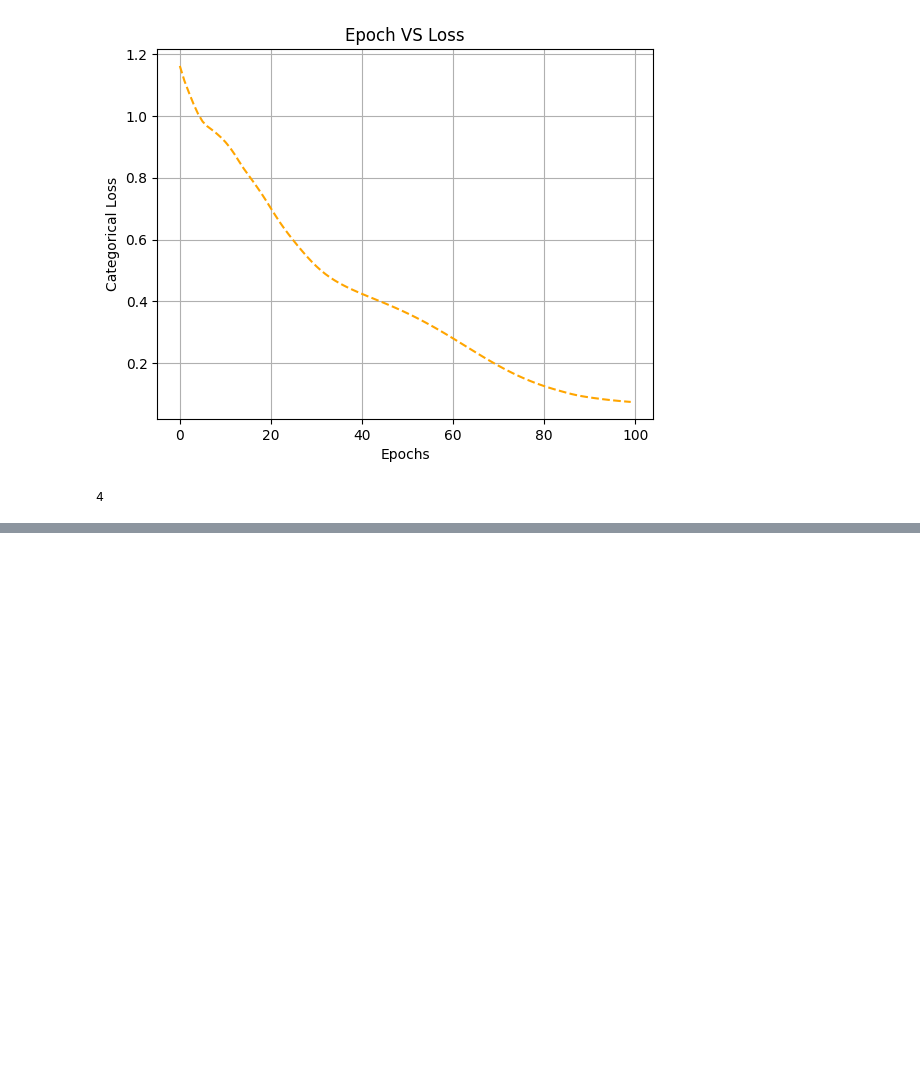
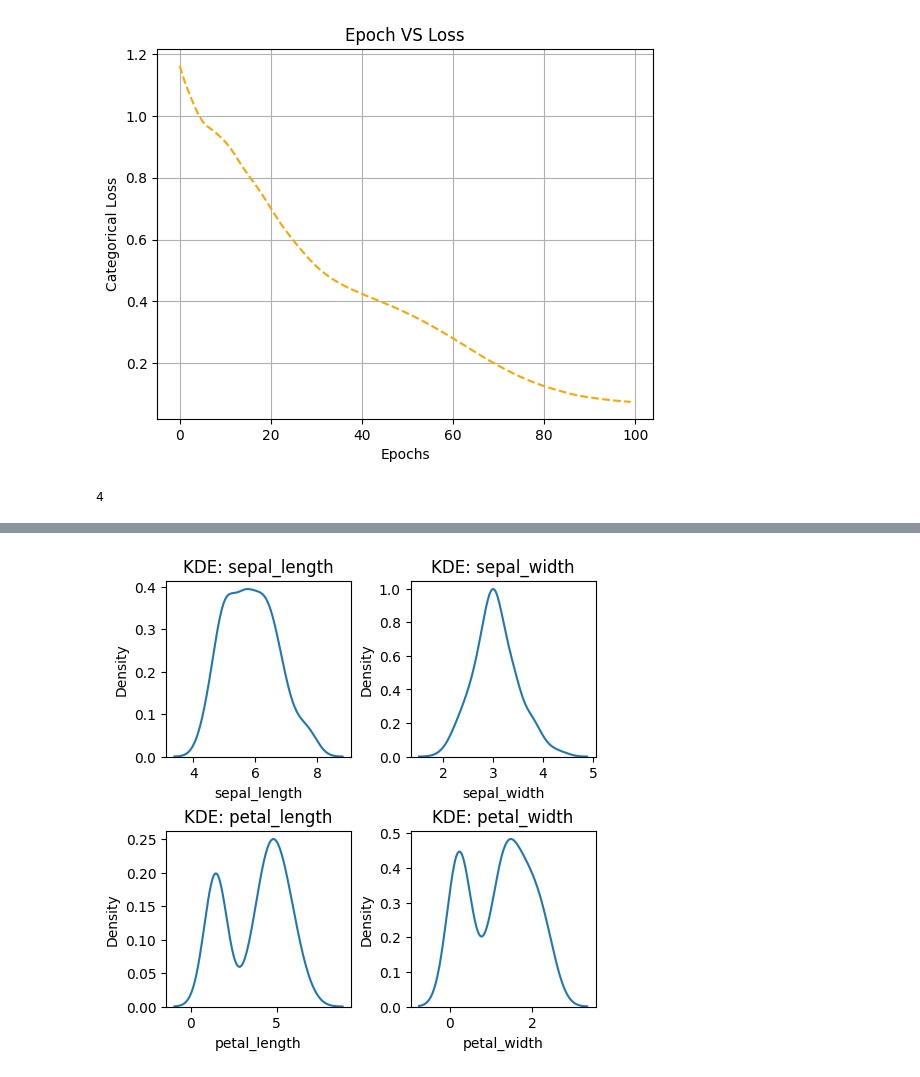
Before and after one commit to ranjithnrjk/PyTorch_basics, a Jupyter notebook: SimpleNeuralNetwork_PyTorch.ipynb, the cells around one changed output, grey strips where cells are left out. Cells and saved outputs as stored; diff of their text form; code cells hidden in the pictures; blank space fills up the shorter version.

```diff
--- a/SimpleNeuralNetwork_PyTorch.ipynb
+++ b/SimpleNeuralNetwork_PyTorch.ipynb
@@ -135,0 +154,2 @@ print(4)
+# %%
+data = pd.read_csv('https://gist.githubusercontent.com/curran/a08a1080b88344b0c8a7/raw/0e7a9b0a5d22642a06d3d5b9bcbad9890c8ee534/iris.csv')
@@ -135,0 +180,11 @@ print(4)
+# %%
+fig, ax = plt.subplots(2,2, figsize=(5,5), constrained_layout=True)
+ax = np.ravel(ax)
+
+for i in range(len(ax)):
+    x = data.columns[i]
+    sns.kdeplot(data[x], ax=ax[i])
+    ax[i].set_title(f"KDE: {x}")
+plt.show()
+# %% [output]
+[figure, added]
```
Also changed, not shown: parts of 11 cells of this notebook.
